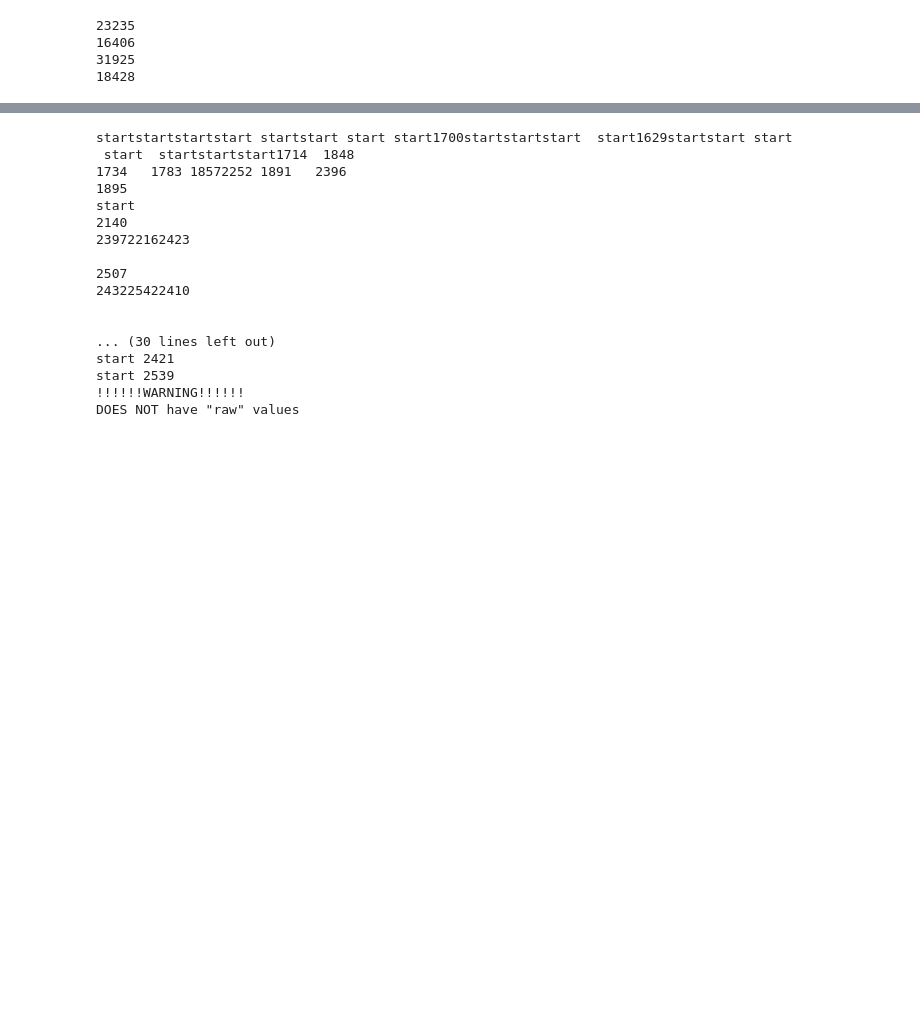
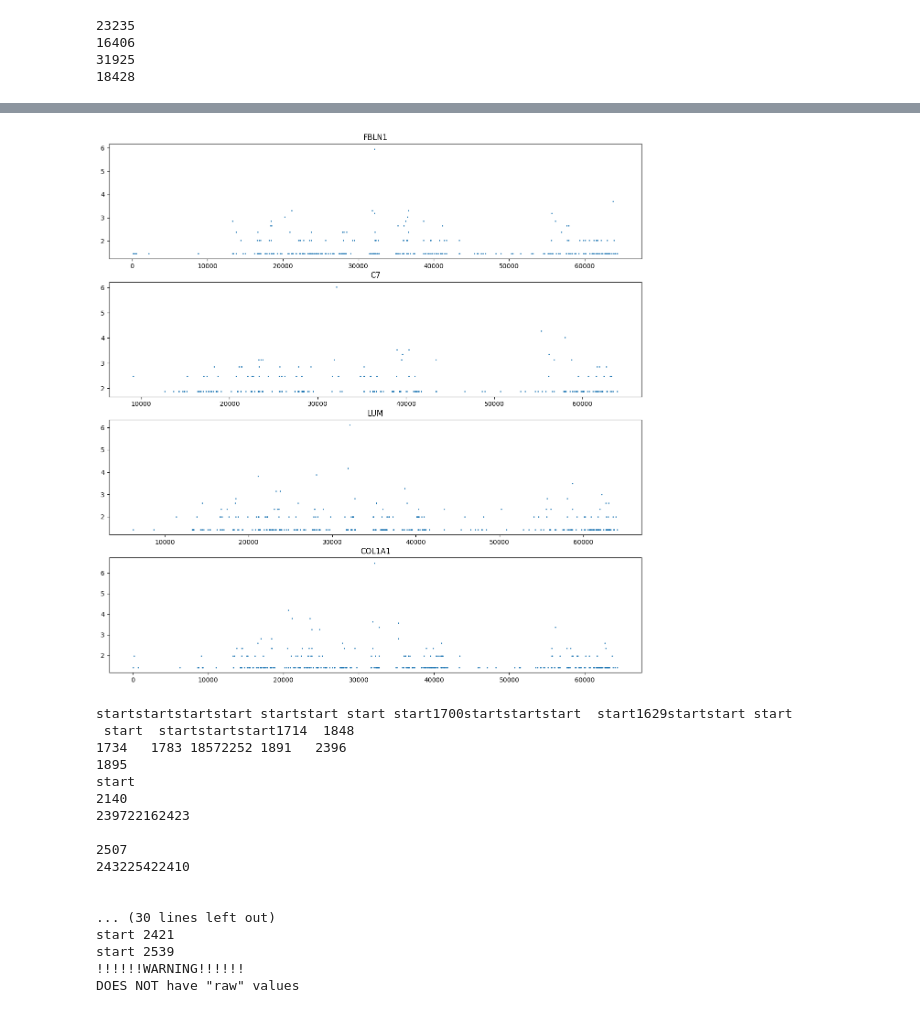
Before and after one commit to duyson1999/celltypes_prediction, a Jupyter notebook: SVM.ipynb, the cells around one changed output, grey strips where cells are left out. Saved outputs shown, nothing was run; the diff lists cells and outputs as text; code cells hidden in the pictures; blank space fills up the shorter version.

```diff
--- a/SVM.ipynb
+++ b/SVM.ipynb
@@ -95,3 +122,19 @@ for i in range(len(seleted_genes_idx)):
+# %%
+seleted_genes_idx = [23235, 16406, 31925, 18428]
+selected_genes_names = ['FBLN1', 'C7', 'LUM', 'COL1A1']
+fig, axs = plt.subplots(4, 1, figsize=(15, 15))
+for i in range(len(seleted_genes_idx)):
+    gene_idx = seleted_genes_idx[i]
+    tmp_indices = matrix.indices[matrix.indptr[gene_idx] : matrix.indptr[gene_idx + 1]]
+    tmp_data = matrix.data[matrix.indptr[gene_idx] : matrix.indptr[gene_idx + 1]]
+    tmp_indices_bool = np.isin(tmp_indices, tmp_meta_idx)
+    tmp_data = tmp_data[tmp_indices_bool]
+    tmp_x = tmp_indices[tmp_indices_bool]
+
+    axs[i].scatter(tmp_x, tmp_data, s=1)
+    axs[i].set_title(selected_genes_names[i])
+# %% [output]
+[figure, added]
 # %%
 mtx = scipy.sparse.csr_matrix((raw, indices, indptr), shape=(len(fe), len(bc)))
 # %%
```
Also changed, not shown: parts of 6 cells of this notebook, 1 other file.
